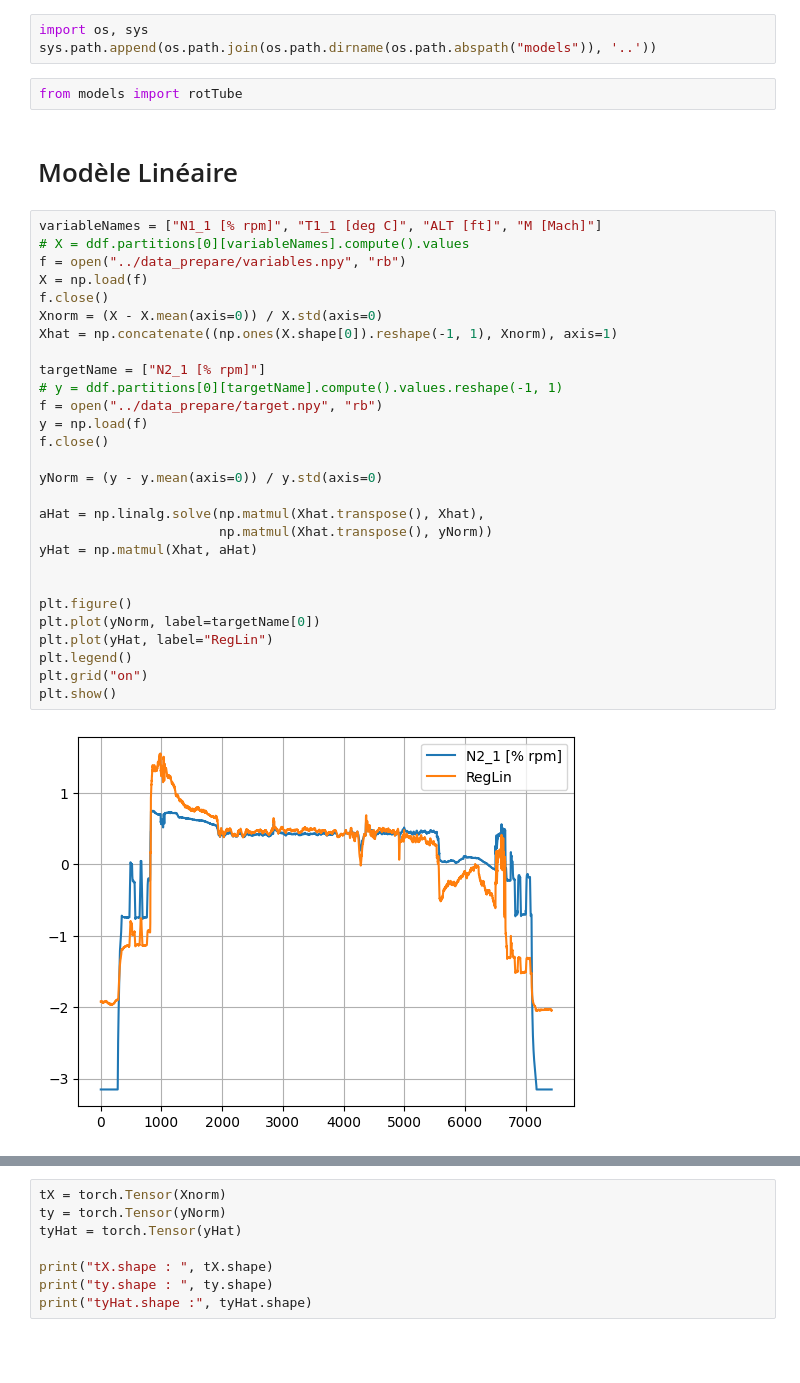
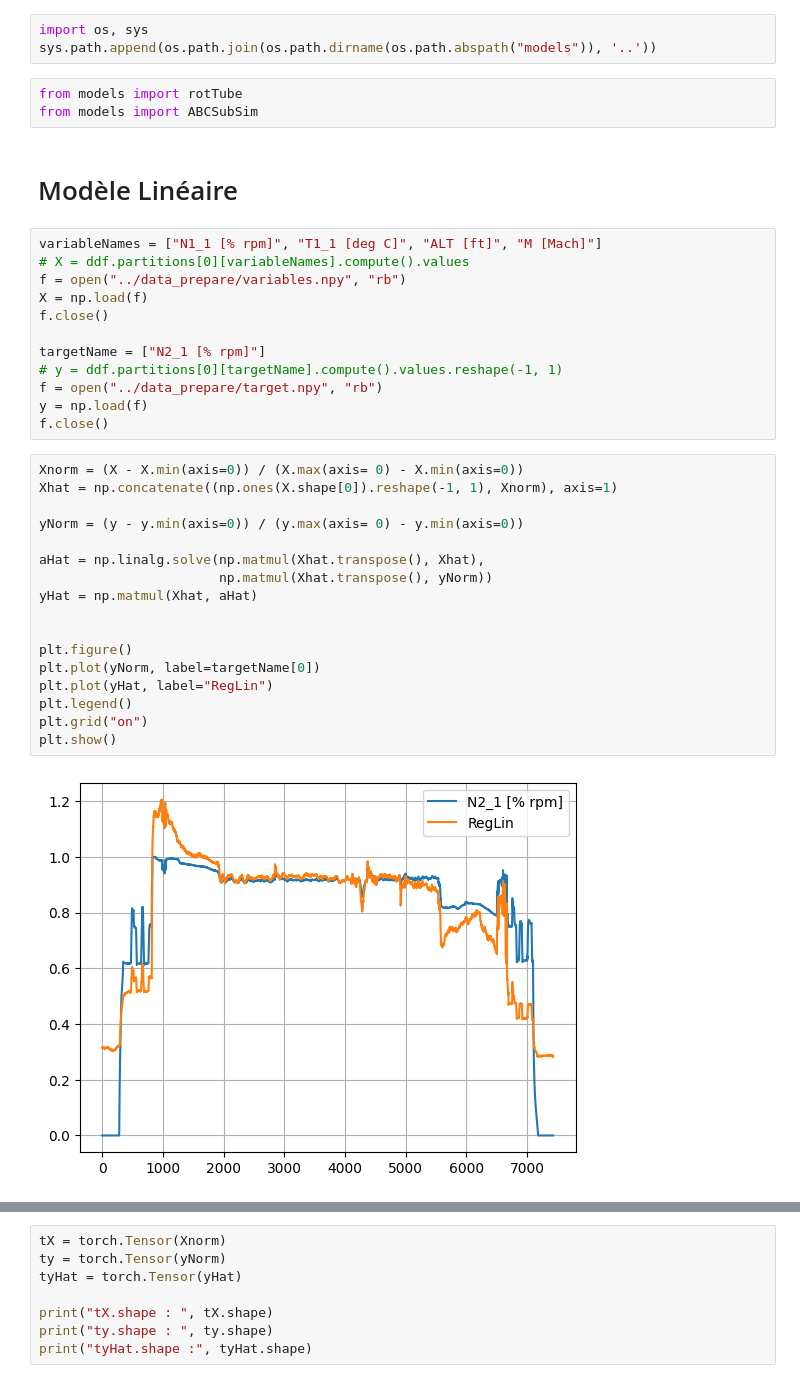
Before and after one commit to Davidson-Lova/PFE_clean, a Jupyter notebook: src/visualization/visRot.ipynb, the cells around one changed output, grey strips where cells are left out. Saved outputs shown, nothing was run; the diff lists cells and outputs as text; blank space fills up the shorter version.

```diff
--- a/src/visualization/visRot.ipynb
+++ b/src/visualization/visRot.ipynb
@@ -9,35 +9,37 @@ import os, sys
 sys.path.append(os.path.join(os.path.dirname(os.path.abspath("models")), '..'))
 # %%
 from models import rotTube
+from models import ABCSubSim
 # %% [markdown]
 # Modèle Linéaire
+# %%
+variableNames = ["N1_1 [% rpm]", "T1_1 [deg C]", "ALT [ft]", "M [Mach]"]
+# X = ddf.partitions[0][variableNames].compute().values
+f = open("../data_prepare/variables.npy", "rb")
+X = np.load(f)
+f.close()
+
+targetName = ["N2_1 [% rpm]"]
+# y = ddf.partitions[0][targetName].compute().values.reshape(-1, 1)
+f = open("../data_prepare/target.npy", "rb")
+y = np.load(f)
+f.close()
 # %%
-variableNames = ["N1_1 [% rpm]", "T1_1 [deg C]", "ALT [ft]", "M [Mach]"]
-# X = ddf.partitions[0][variableNames].compute().values
-f = open("../data_prepare/variables.npy", "rb")
-X = np.load(f)
-f.close()
-Xnorm = (X - X.mean(axis=0)) / X.std(axis=0)
+Xnorm = (X - X.min(axis=0)) / (X.max(axis= 0) - X.min(axis=0))
 Xhat = np.concatenate((np.ones(X.shape[0]).reshape(-1, 1), Xnorm), axis=1)
 
-targetName = ["N2_1 [% rpm]"]
-# y = ddf.partitions[0][targetName].compute().values.reshape(-1, 1)
-f = open("../data_prepare/target.npy", "rb")
-y = np.load(f)
-f.close()
-
-yNorm = (y - y.mean(axis=0)) / y.std(axis=0)
+yNorm = (y - y.min(axis=0)) / (y.max(axis= 0) - y.min(axis=0))
 
 aHat = np.linalg.solve(np.matmul(Xhat.transpose(), Xhat),
                        np.matmul(Xhat.transpose(), yNorm))
 yHat = np.matmul(Xhat, aHat)
 
 
 plt.figure()
 plt.plot(yNorm, label=targetName[0])
 plt.plot(yHat, label="RegLin")
 plt.legend()
 plt.grid("on")
 plt.show()
 # %% [output]
-[figure, old version]
+[figure, new version]
```
Also changed, not shown: parts of 13 cells of this notebook, 2 other files.
